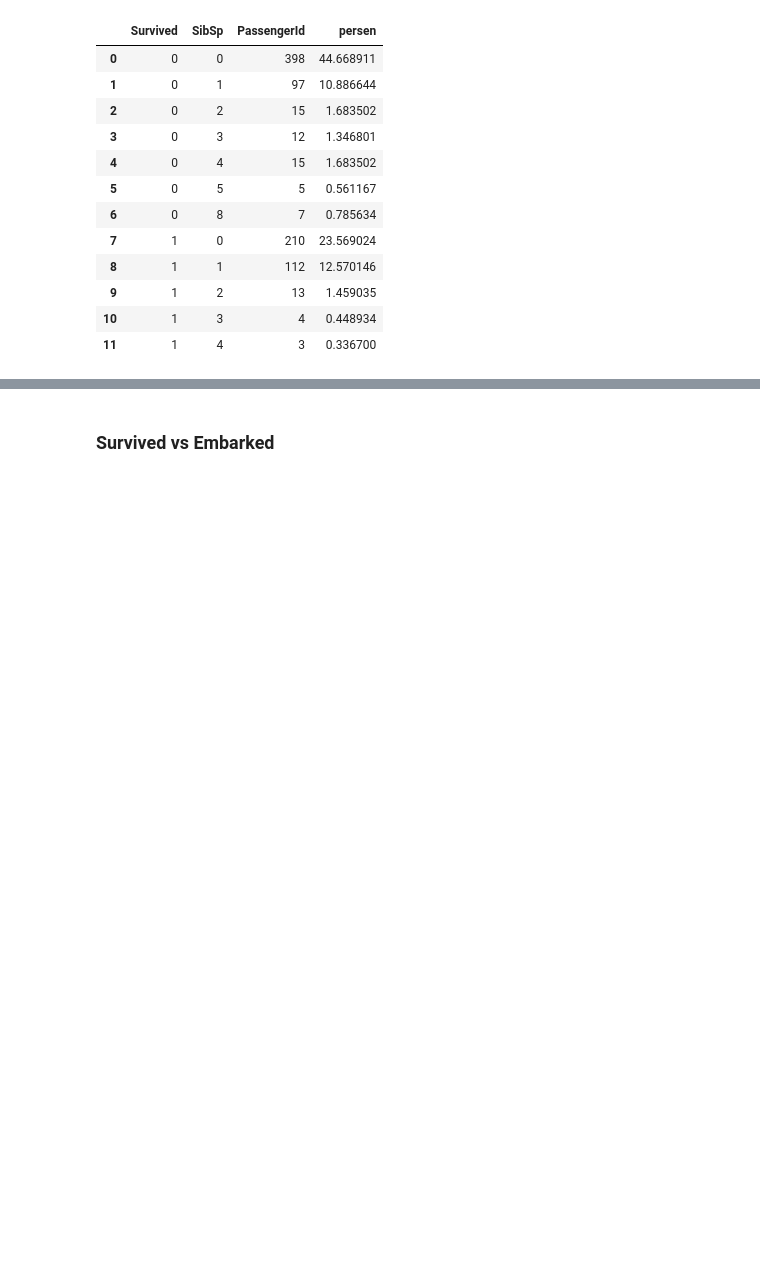
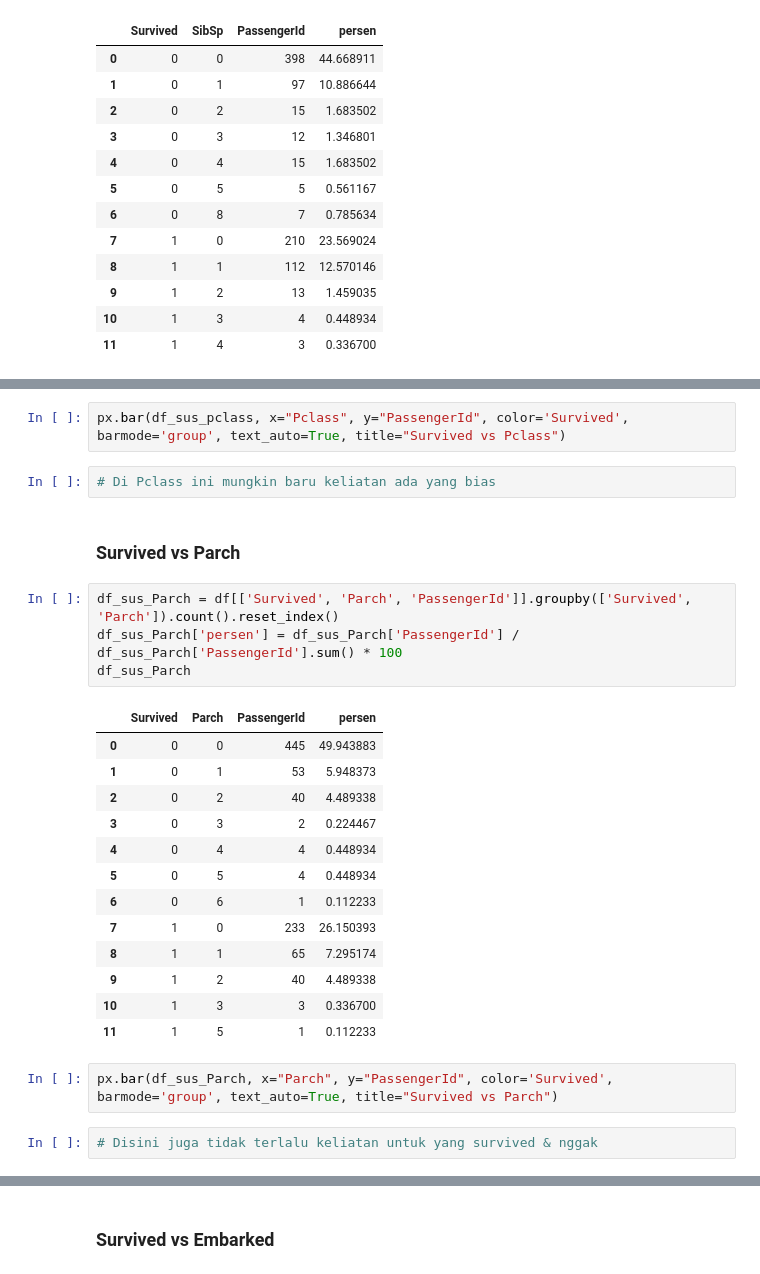
Before and after one commit to ElectricSunset/kaggling, a Jupyter notebook: getting-started/titanic/titanic-explore.ipynb, the cells around one changed output, grey strips where cells are left out. Cells and saved outputs as stored; diff of their text form; blank space fills up the shorter version.

```diff
--- a/getting-started/titanic/titanic-explore.ipynb
+++ b/getting-started/titanic/titanic-explore.ipynb
@@ -342,0 +358,28 @@ px.histogram(df_sus_sibs, x="SibSp", y="PassengerId", color='Survived', barmode=
+# %%
+px.bar(df_sus_pclass, x="Pclass", y="PassengerId", color='Survived', barmode='group', text_auto=True, title="Survived vs Pclass")
+# %%
+# Di Pclass ini mungkin baru keliatan ada yang bias
+# %% [markdown]
+### Survived vs Parch
+# %%
+df_sus_Parch = df[['Survived', 'Parch', 'PassengerId']].groupby(['Survived', 'Parch']).count().reset_index()
+df_sus_Parch['persen'] = df_sus_Parch['PassengerId'] / df_sus_Parch['PassengerId'].sum() * 100
+df_sus_Parch
+# %% [output]
+|  | Survived | Parch | PassengerId | persen |
+| 0 | 0 | 0 | 445 | 49.943883 |
+| 1 | 0 | 1 | 53 | 5.948373 |
+| 2 | 0 | 2 | 40 | 4.489338 |
+| 3 | 0 | 3 | 2 | 0.224467 |
+| 4 | 0 | 4 | 4 | 0.448934 |
+| 5 | 0 | 5 | 4 | 0.448934 |
+| 6 | 0 | 6 | 1 | 0.112233 |
+| 7 | 1 | 0 | 233 | 26.150393 |
+| 8 | 1 | 1 | 65 | 7.295174 |
+| 9 | 1 | 2 | 40 | 4.489338 |
+| 10 | 1 | 3 | 3 | 0.336700 |
+| 11 | 1 | 5 | 1 | 0.112233 |
+# %%
+px.bar(df_sus_Parch, x="Parch", y="PassengerId", color='Survived', barmode='group', text_auto=True, title="Survived vs Parch")
+# %%
+# Disini juga tidak terlalu keliatan untuk yang survived & nggak
```
Also changed, not shown: parts of 16 cells of this notebook, 1 other file.
